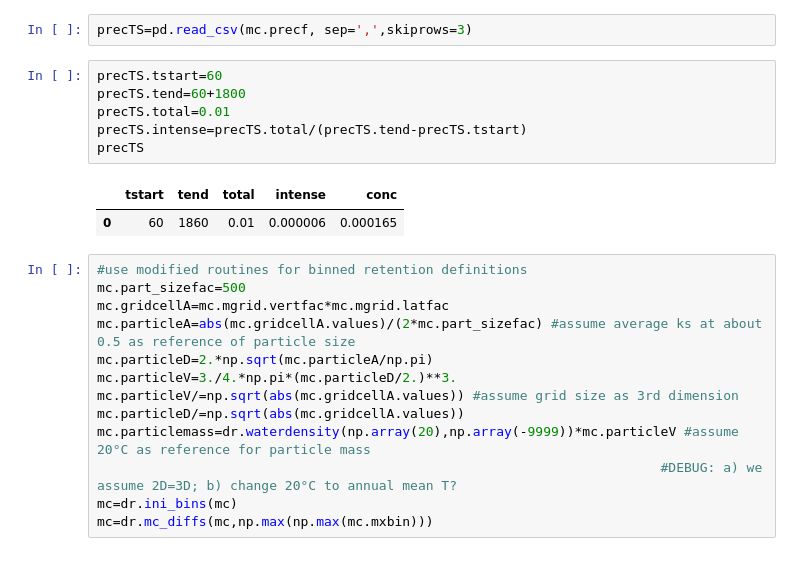
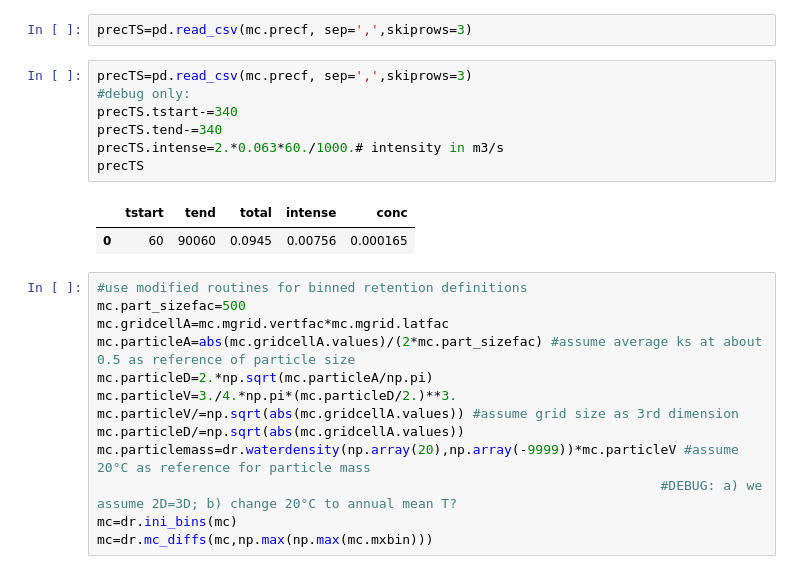
Before and after one commit to cojacoo/testcases_echoRD, a Jupyter notebook: echoRD2D_tests_prep_py3-Copy1.ipynb, the cells around one changed output. Cells and saved outputs as stored; diff of their text form.

```diff
--- a/echoRD2D_tests_prep_py3-Copy1.ipynb
+++ b/echoRD2D_tests_prep_py3-Copy1.ipynb
@@ -65,14 +64,15 @@ print(np.unique(mc.soilgrid))
 # %%
 precTS=pd.read_csv(mc.precf, sep=',',skiprows=3)
-# %%
-precTS.tstart=60
-precTS.tend=60+1800
-precTS.total=0.01
-precTS.intense=precTS.total/(precTS.tend-precTS.tstart)
-precTS
-# %% [output]
-|  | tstart | tend | total | intense | conc |
-| 0 | 60 | 1860 | 0.01 | 0.000006 | 0.000165 |
+# %%
+precTS=pd.read_csv(mc.precf, sep=',',skiprows=3)
+#debug only:
+precTS.tstart-=340
+precTS.tend-=340
+precTS.intense=2.*0.063*60./1000.# intensity in m3/s
+precTS
+# %% [output]
+|  | tstart | tend | total | intense | conc |
+| 0 | 60 | 90060 | 0.0945 | 0.00756 | 0.000165 |
 # %%
 #use modified routines for binned retention definitions
 mc.part_sizefac=500
```
Also changed, not shown: parts of 8 cells of this notebook, 2 other files.
